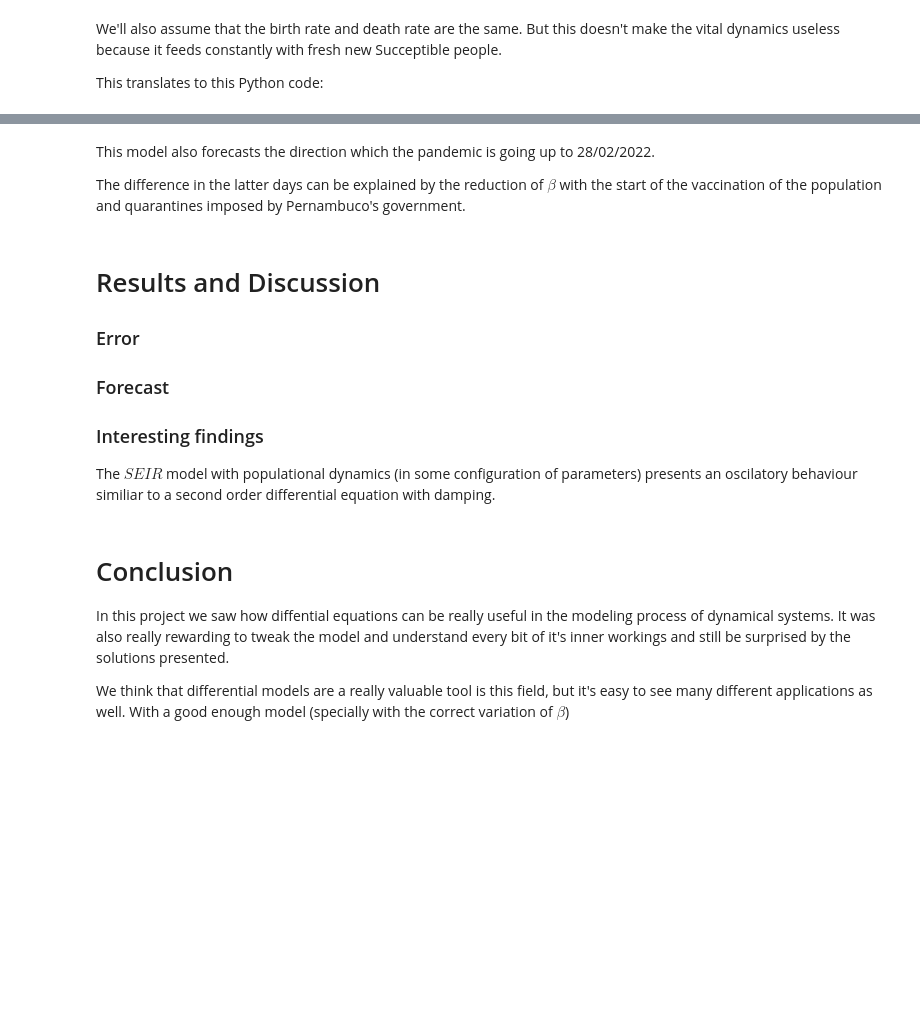
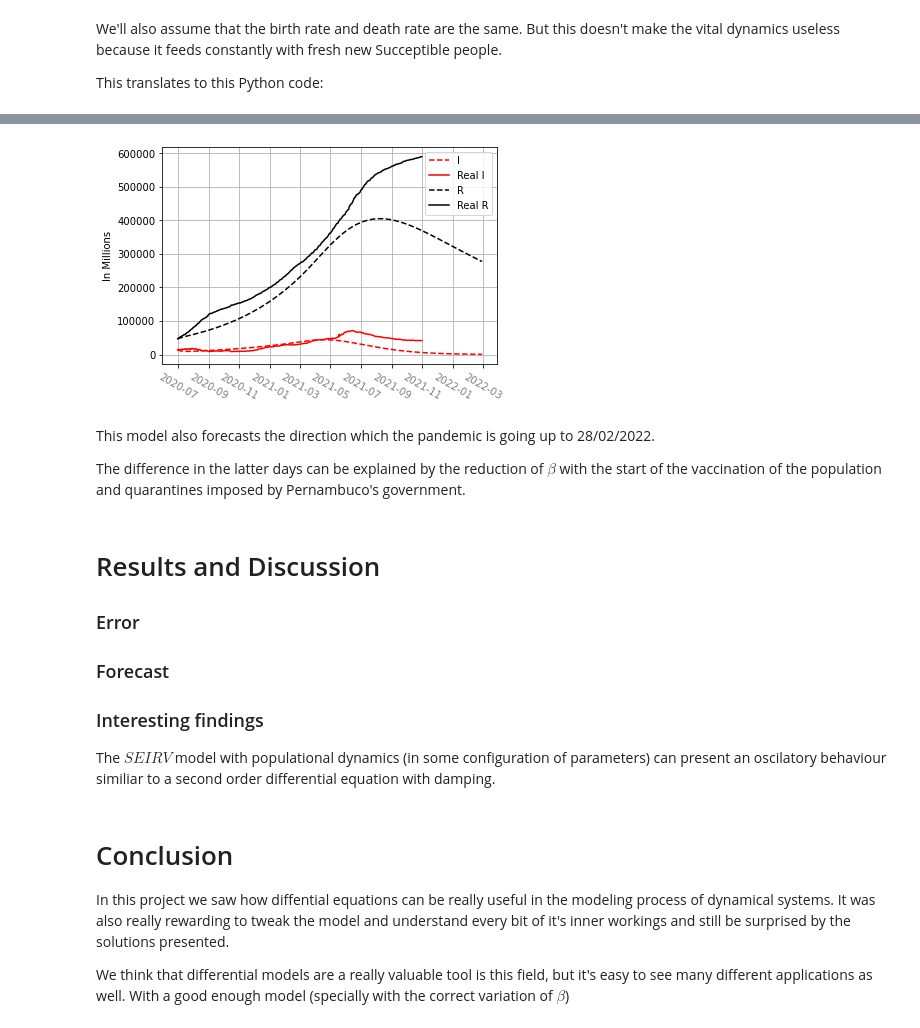
Before and after one commit to gbrls/Covid19NumericalAnalisys, a Jupyter notebook: main.ipynb, the cells around one changed output, grey strips where cells are left out. Cells and saved outputs as stored; diff of their text form; code cells hidden in the pictures; blank space fills up the shorter version.

```diff
--- a/main.ipynb
+++ b/main.ipynb
@@ -213,3 +257,8 @@ plt.show()
+# %%
+
+plot_model(SEIRV_builder(), u, zoom=True)
+# %% [output]
+[figure, added]
 # %% [markdown]
 This model also forecasts the direction which the pandemic is going up to 28/02/2022.
 
@@ -219,7 +268,7 @@ The difference in the latter days can be explained by the reduction of $\beta$ w
 ### Error
 ### Forecast
 ### Interesting findings
-The $SEIR$ model with populational dynamics (in some configuration of parameters) presents an oscilatory behaviour similiar to a second order differential equation with damping.
+The $SEIRV$ model with populational dynamics (in some configuration of parameters) can present an oscilatory behaviour similiar to a second order differential equation with damping.
 # %% [markdown]
 # Conclusion
 In this project we saw how diffential equations can be really useful in the modeling process of dynamical systems. It was also really rewarding to tweak the model and understand every bit of it's inner workings and still be surprised by the solutions presented.
```
Also changed, not shown: parts of 23 cells of this notebook, 3 other files.
